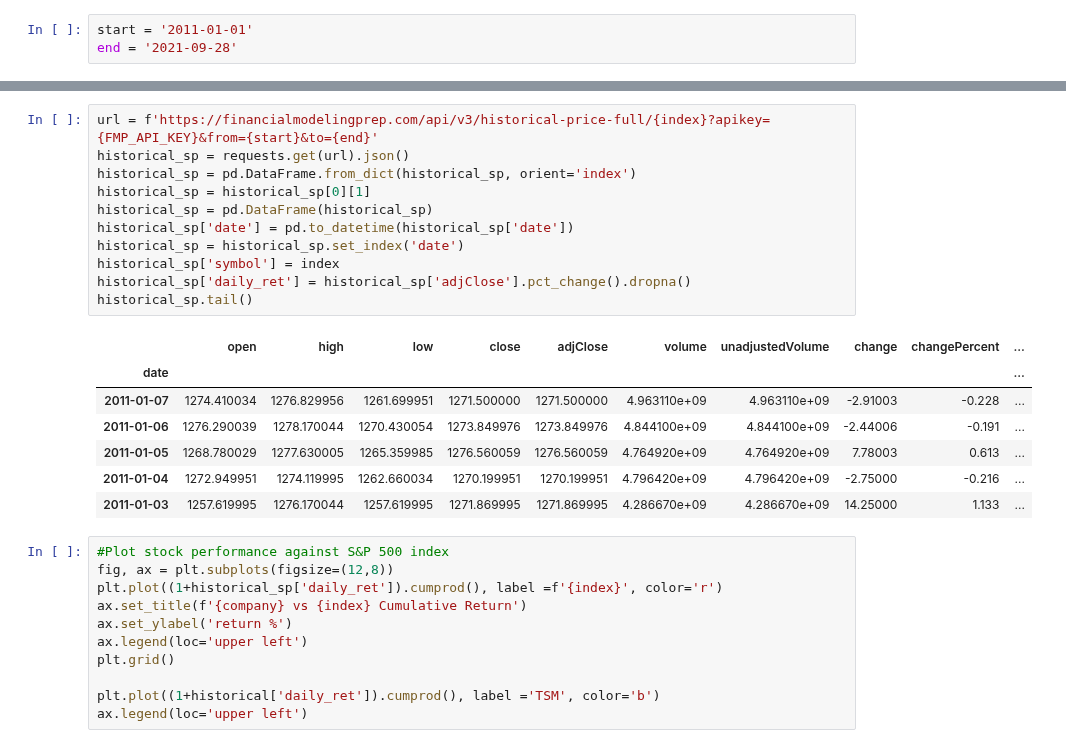
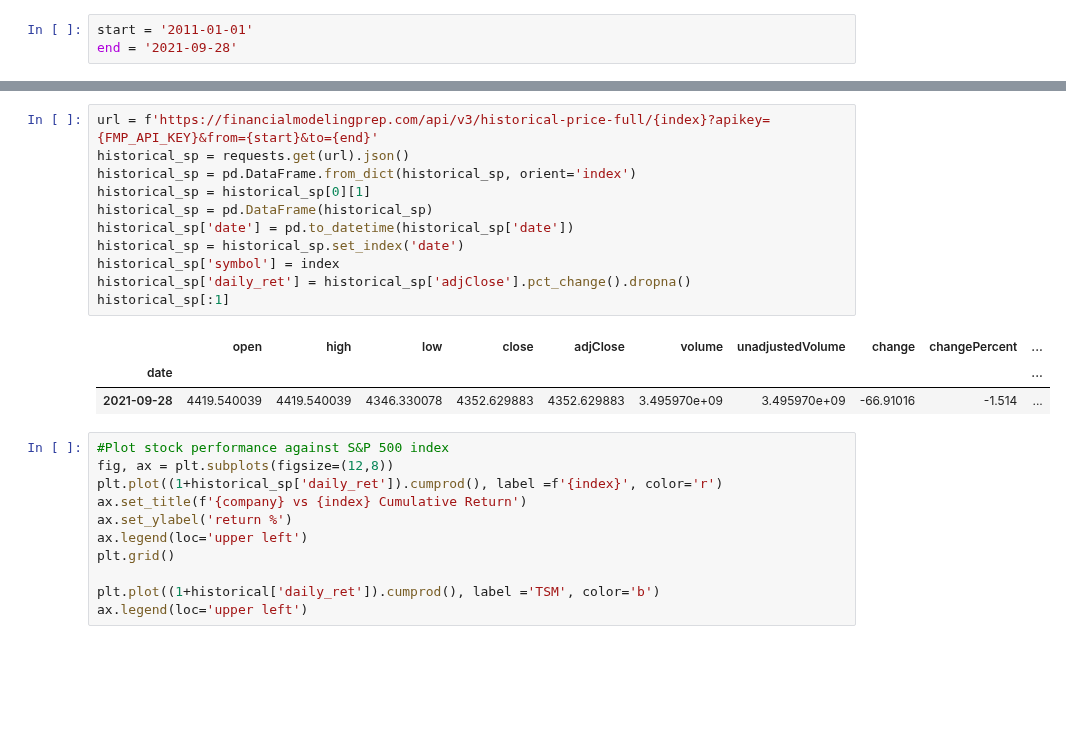
Before and after one commit to dbogatic/value_investing, a Jupyter notebook: company_overview.ipynb, the cells around one changed output, grey strips where cells are left out. Drawn from its saved outputs; the diff is of its cells as text; blank space fills up the shorter version.

```diff
--- a/company_overview.ipynb
+++ b/company_overview.ipynb
@@ -85,22 +81,18 @@ historical.tail()
 # %%
 url = f'https://financialmodelingprep.com/api/v3/historical-price-full/{index}?apikey={FMP_API_KEY}&from={start}&to={end}'
 historical_sp = requests.get(url).json()
 historical_sp = pd.DataFrame.from_dict(historical_sp, orient='index')
 historical_sp = historical_sp[0][1]
 historical_sp = pd.DataFrame(historical_sp)
 historical_sp['date'] = pd.to_datetime(historical_sp['date'])
 historical_sp = historical_sp.set_index('date')
 historical_sp['symbol'] = index
 historical_sp['daily_ret'] = historical_sp['adjClose'].pct_change().dropna()
-historical_sp.tail()
+historical_sp[:1]
 # %% [output]
 |  | open | high | low | close | adjClose | volume | unadjustedVolume | change | changePercent | ... |
 | date |  |  |  |  |  |  |  |  |  | ... |
-| 2011-01-07 | 1274.410034 | 1276.829956 | 1261.699951 | 1271.500000 | 1271.500000 | 4.963110e+09 | 4.963110e+09 | -2.91003 | -0.228 | ... |
-| 2011-01-06 | 1276.290039 | 1278.170044 | 1270.430054 | 1273.849976 | 1273.849976 | 4.844100e+09 | 4.844100e+09 | -2.44006 | -0.191 | ... |
-| 2011-01-05 | 1268.780029 | 1277.630005 | 1265.359985 | 1276.560059 | 1276.560059 | 4.764920e+09 | 4.764920e+09 | 7.78003 | 0.613 | ... |
-| 2011-01-04 | 1272.949951 | 1274.119995 | 1262.660034 | 1270.199951 | 1270.199951 | 4.796420e+09 | 4.796420e+09 | -2.75000 | -0.216 | ... |
-| 2011-01-03 | 1257.619995 | 1276.170044 | 1257.619995 | 1271.869995 | 1271.869995 | 4.286670e+09 | 4.286670e+09 | 14.25000 | 1.133 | ... |
+| 2021-09-28 | 4419.540039 | 4419.540039 | 4346.330078 | 4352.629883 | 4352.629883 | 3.495970e+09 | 3.495970e+09 | -66.91016 | -1.514 | ... |
 # %%
 #Plot stock performance against S&P 500 index
 fig, ax = plt.subplots(figsize=(12,8))
```
Also changed, not shown: parts of 11 cells of this notebook, 2 other files.
